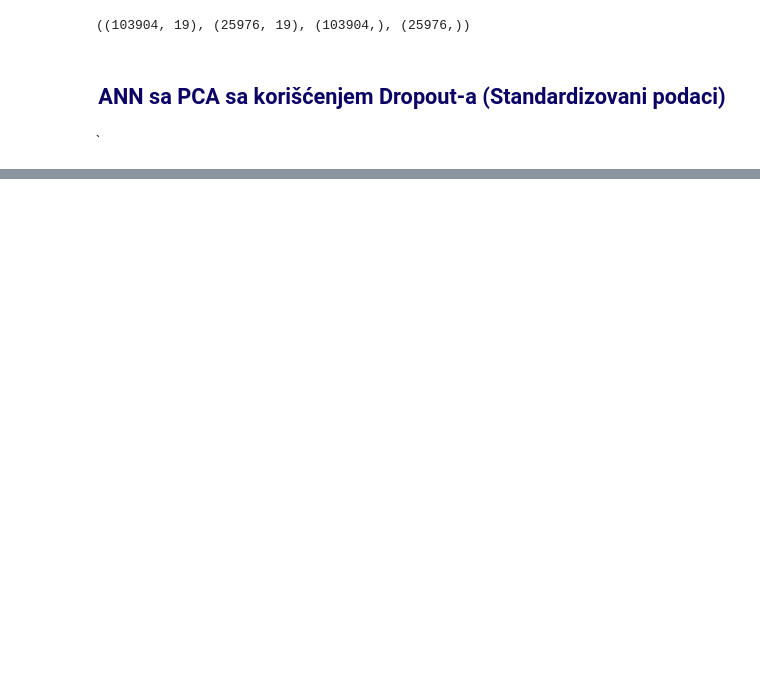
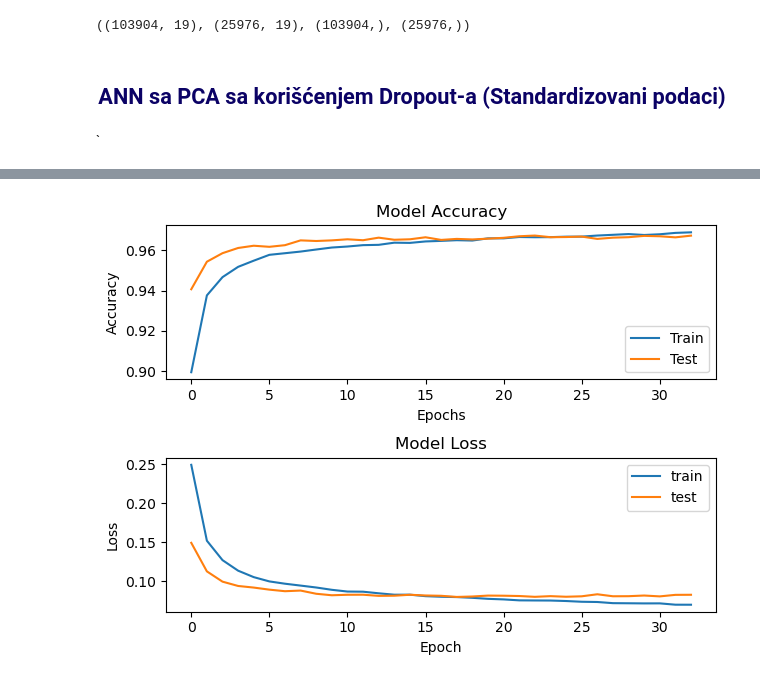
Before and after one commit to StevanGrujic/ML_Projekat3, a Jupyter notebook: airline-passenger-satisfaction.ipynb, the cells around one changed output, grey strips where cells are left out. Drawn from its saved outputs; the diff is of its cells as text; code cells hidden in the pictures; blank space fills up the shorter version.

Commit message:
Custom Loss Function

```diff
--- a/airline-passenger-satisfaction.ipynb
+++ b/airline-passenger-satisfaction.ipynb
@@ -1230,0 +1273,25 @@ testing
+# %%
+model_dp_s_custom = Sequential()
+model_dp_s_custom.add(Dense(512, activation='relu', input_shape=(X_train_s.shape[1],)))
+model_dp_s_custom.add(Dropout(0.3))
+model_dp_s_custom.add(Dense(256, activation='relu'))
+model_dp_s_custom.add(Dense(256, activation='relu'))
+model_dp_s_custom.add(Dropout(0.3))
+model_dp_s_custom.add(Dense(128, activation='relu'))
+model_dp_s_custom.add(Dense(1, activation='sigmoid'))
+# %%
+model_dp_s_custom.compile(loss=custom_loss_function,
+              optimizer=Adam(),
+              metrics=['accuracy'])
+# %%
+es = EarlyStopping(monitor='val_accuracy',
+                   mode='max',
+                   patience=10,  #Stop the model training if the validation accuracy doesnt increase in 10 Epochs
+                   restore_best_weights=True)
+# %%
+NN_Classifier_DP_S_CUSTOM = model_dp_s_custom.fit(X_train_s, y_train_s,
+                          batch_size=1000,
+                          epochs=1000,
+                          callbacks =[es],
+                          verbose=2,
+                          validation_data=(X_test_s, y_test_s))
@@ -1230,0 +1316,20 @@ testing
+# %%
+fig = plt.figure()
+plt.subplot(2,1,1)
+plt.plot(NN_Classifier_DP_S_CUSTOM.history['accuracy'])
+plt.plot(NN_Classifier_DP_S_CUSTOM.history['val_accuracy'])
+plt.title('Model Accuracy')
+plt.ylabel('Accuracy')
+plt.xlabel('Epochs')
+plt.legend(['Train', 'Test'], loc='lower right')
+
+plt.subplot(2,1,2)
+plt.plot(NN_Classifier_DP_S_CUSTOM.history['loss'])
+plt.plot(NN_Classifier_DP_S_CUSTOM.history['val_loss'])
+plt.title('Model Loss')
+plt.ylabel('Loss')
+plt.xlabel('Epoch')
+plt.legend(['train', 'test'], loc='upper right')
+plt.tight_layout()
+# %% [output]
+[figure, added]
```
Also changed, not shown: parts of 36 cells of this notebook.
